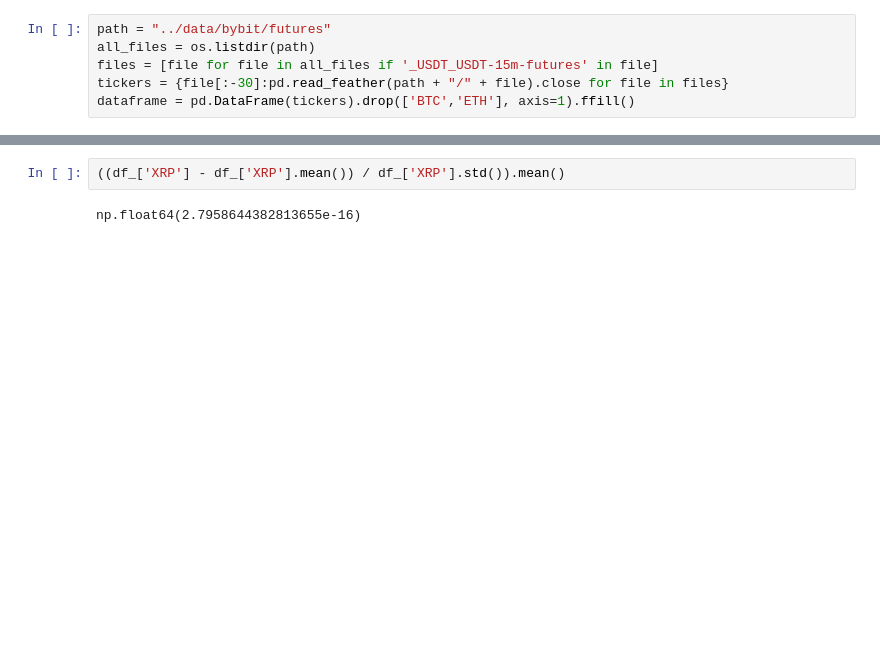
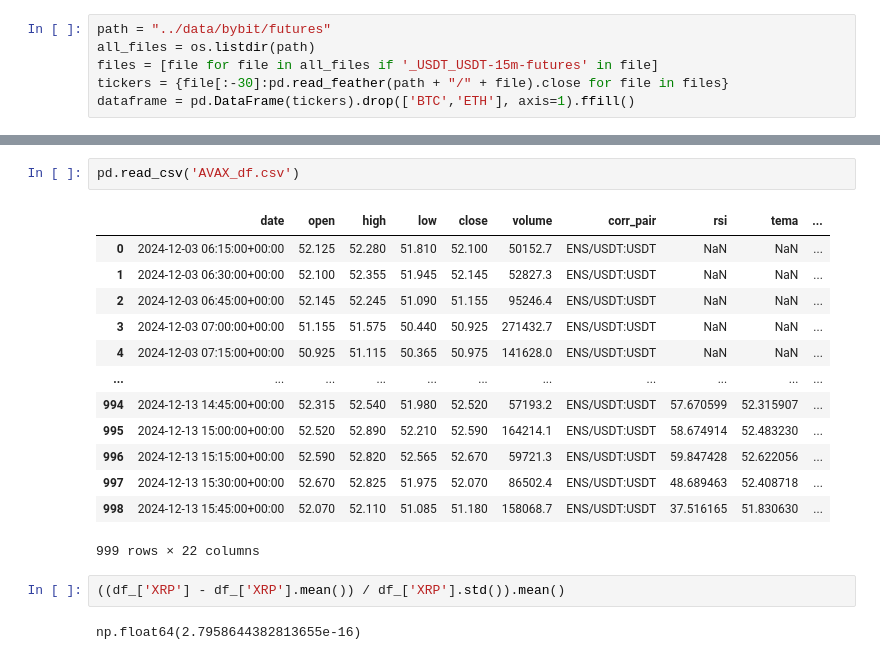
Before and after one commit to mohsenjfar/trade, a Jupyter notebook: user_data/notebooks/analysis.ipynb, the cells around one changed output, grey strips where cells are left out. Saved outputs shown, nothing was run; the diff lists cells and outputs as text; blank space fills up the shorter version.

```diff
--- a/user_data/notebooks/analysis.ipynb
+++ b/user_data/notebooks/analysis.ipynb
@@ -312,3 +316,19 @@ np.float64(5.591728876562731e-16)
+# %%
+pd.read_csv('AVAX_df.csv')
+# %% [output]
+|  | date | open | high | low | close | volume | corr_pair | rsi | tema | ... |
+| 0 | 2024-12-03 06:15:00+00:00 | 52.125 | 52.280 | 51.810 | 52.100 | 50152.7 | ENS/USDT:USDT | NaN | NaN | ... |
+| 1 | 2024-12-03 06:30:00+00:00 | 52.100 | 52.355 | 51.945 | 52.145 | 52827.3 | ENS/USDT:USDT | NaN | NaN | ... |
+| 2 | 2024-12-03 06:45:00+00:00 | 52.145 | 52.245 | 51.090 | 51.155 | 95246.4 | ENS/USDT:USDT | NaN | NaN | ... |
+| 3 | 2024-12-03 07:00:00+00:00 | 51.155 | 51.575 | 50.440 | 50.925 | 271432.7 | ENS/USDT:USDT | NaN | NaN | ... |
+| 4 | 2024-12-03 07:15:00+00:00 | 50.925 | 51.115 | 50.365 | 50.975 | 141628.0 | ENS/USDT:USDT | NaN | NaN | ... |
+| ... | ... | ... | ... | ... | ... | ... | ... | ... | ... | ... |
+| 994 | 2024-12-13 14:45:00+00:00 | 52.315 | 52.540 | 51.980 | 52.520 | 57193.2 | ENS/USDT:USDT | 57.670599 | 52.315907 | ... |
+| 995 | 2024-12-13 15:00:00+00:00 | 52.520 | 52.890 | 52.210 | 52.590 | 164214.1 | ENS/USDT:USDT | 58.674914 | 52.483230 | ... |
+| 996 | 2024-12-13 15:15:00+00:00 | 52.590 | 52.820 | 52.565 | 52.670 | 59721.3 | ENS/USDT:USDT | 59.847428 | 52.622056 | ... |
+| 997 | 2024-12-13 15:30:00+00:00 | 52.670 | 52.825 | 51.975 | 52.070 | 86502.4 | ENS/USDT:USDT | 48.689463 | 52.408718 | ... |
+| 998 | 2024-12-13 15:45:00+00:00 | 52.070 | 52.110 | 51.085 | 51.180 | 158068.7 | ENS/USDT:USDT | 37.516165 | 51.830630 | ... |
+999 rows × 22 columns
 # %%
 ((df_['XRP'] - df_['XRP'].mean()) / df_['XRP'].std()).mean()
 # %% [output]
```
Also changed, not shown: parts of 7 cells of this notebook, 1 other file.
